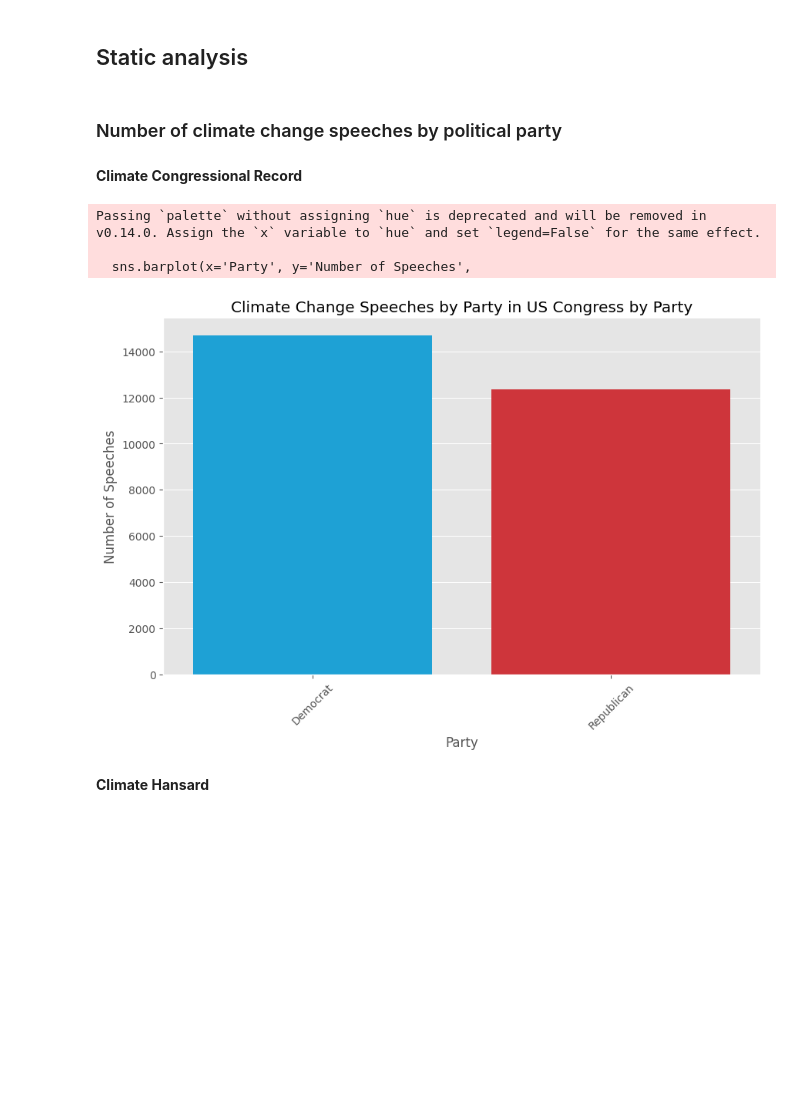
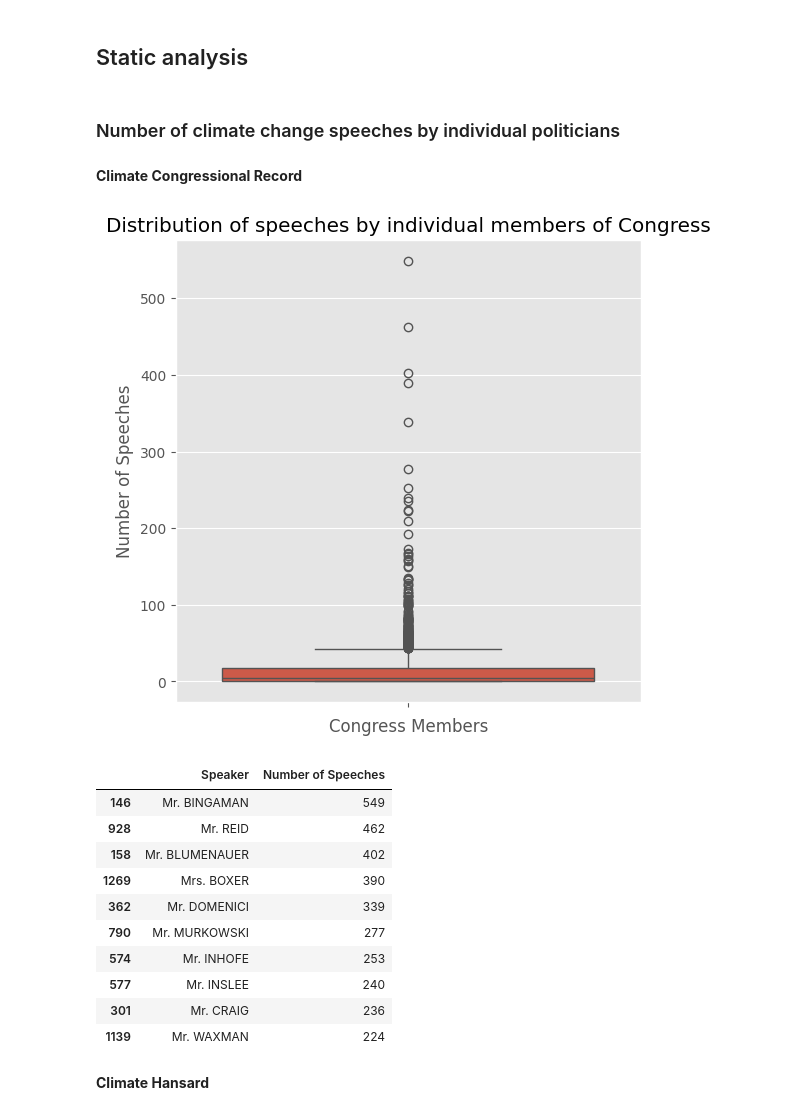
Before and after one commit to felixwallis/pir-dissertation, a Jupyter notebook: source/analysis/descriptive_analysis.ipynb, the cells around one changed output. Saved outputs shown, nothing was run; the diff lists cells and outputs as text; code cells hidden in the pictures; blank space fills up the shorter version.

```diff
--- a/source/analysis/descriptive_analysis.ipynb
+++ b/source/analysis/descriptive_analysis.ipynb
@@ -134,33 +191,36 @@ climate_congressional_record = pd.read_csv(
     DATA_PATH + 'climate_congressional_record.csv')
 climate_hansard = pd.read_csv(DATA_PATH + 'climate_hansard.csv')
 # %% [markdown]
-### Number of climate change speeches by political party
+### Number of climate change speeches by individual politicians
 # %% [markdown]
 **Climate Congressional Record**
-# %%
-climate_congressional_record['party'] = climate_congressional_record['party'].replace(
-    {'D': 'Democrat', 'R': 'Republican'})
-
-congressional_record_party_speeches = climate_congressional_record['party'].value_counts(
-).reset_index()
-congressional_record_party_speeches.columns = ['Party', 'Number of Speeches']
-
-color_dict = {'Democrat': os.getenv(
-    'DEMOCRAT_BLUE'), 'Republican': party_colours['Republican']}
-
-plt.figure(figsize=(10, 6))
-sns.barplot(x='Party', y='Number of Speeches',
-            data=congressional_record_party_speeches, palette=color_dict)
-plt.title('Climate Change Speeches by Party in US Congress by Party')
-plt.xlabel('Party')
-plt.ylabel('Number of Speeches')
-plt.xticks(rotation=45)
-sns.despine()
-plt.show()
-# %% [output]
-Passing `palette` without assigning `hue` is deprecated and will be removed in v0.14.0. Assign the `x` variable to `hue` and set `legend=False` for the same effect.
-
-  sns.barplot(x='Party', y='Number of Speeches',
-[figure, removed]
+# %%
+individaul_contributions = climate_congressional_record.groupby(
+    'speaker').size().reset_index()
+individaul_contributions.columns = ['Speaker', 'Number of Speeches']
+individaul_contributions = individaul_contributions.sort_values(
+    'Number of Speeches', ascending=False)
+
+plt.figure(figsize=(6, 6))
+sns.boxplot(y='Number of Speeches',
+            data=individaul_contributions)
+plt.xlabel('Congress Members')
+plt.title('Distribution of speeches by individual members of Congress')
+plt.show()
+
+individaul_contributions.head(10)
+# %% [output]
+[figure, added]
+|  | Speaker | Number of Speeches |
+| 146 | Mr. BINGAMAN | 549 |
+| 928 | Mr. REID | 462 |
+| 158 | Mr. BLUMENAUER | 402 |
+| 1269 | Mrs. BOXER | 390 |
+| 362 | Mr. DOMENICI | 339 |
+| 790 | Mr. MURKOWSKI | 277 |
+| 574 | Mr. INHOFE | 253 |
+| 577 | Mr. INSLEE | 240 |
+| 301 | Mr. CRAIG | 236 |
+| 1139 | Mr. WAXMAN | 224 |
 # %% [markdown]
 **Climate Hansard**
```
Also changed, not shown: parts of 10 cells of this notebook, 5 other files.
